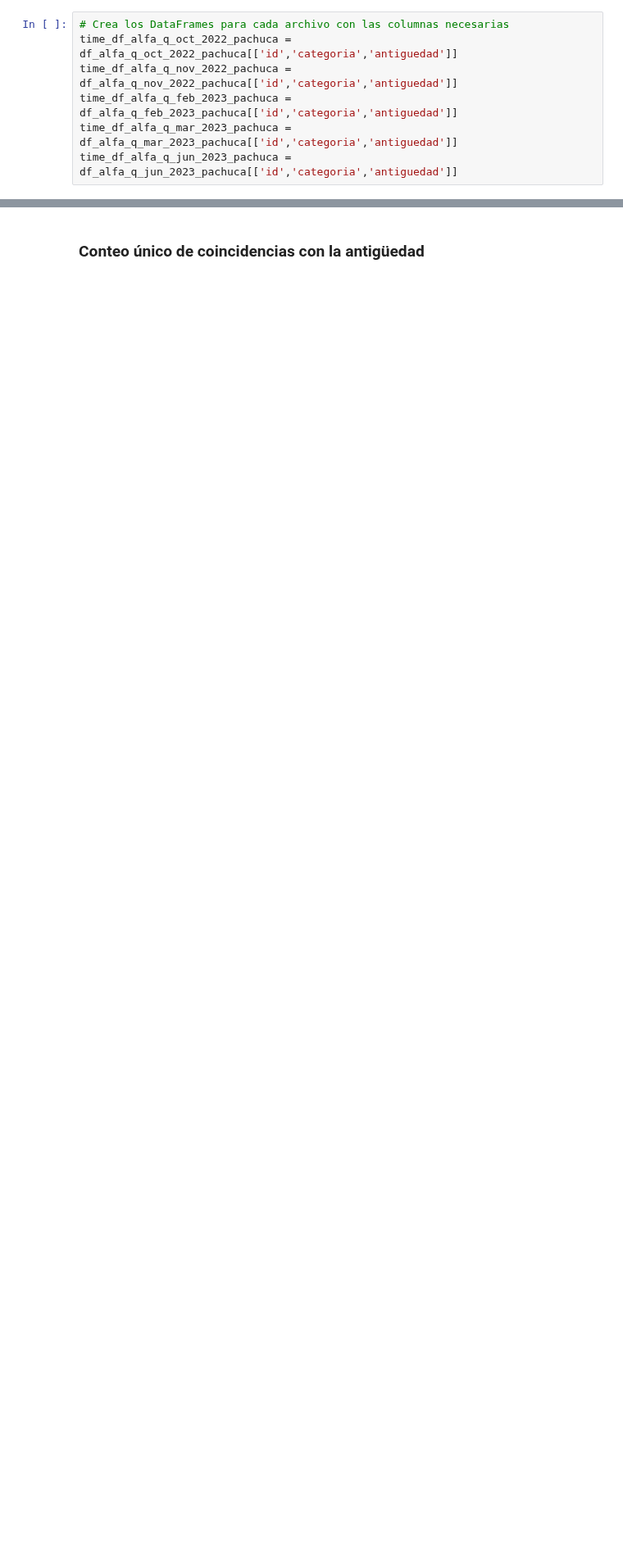
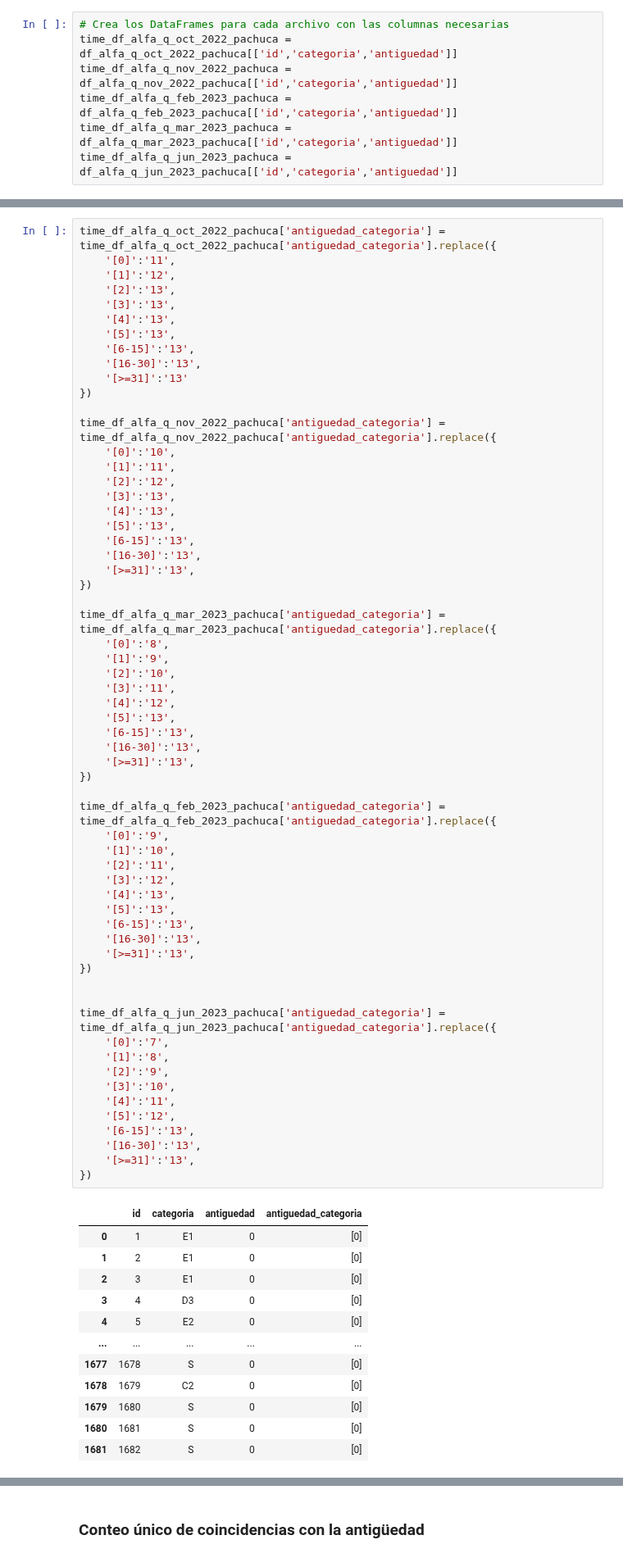
Before and after one commit to MiguelDWT4toCreativo/Datalpine, a Jupyter notebook: resources/jupyter/tiempo_venta.ipynb, the cells around one changed output, grey strips where cells are left out. Shown at 82% size. Saved outputs shown, nothing was run; the diff lists cells and outputs as text; blank space fills up the shorter version.

```diff
--- a/resources/jupyter/tiempo_venta.ipynb
+++ b/resources/jupyter/tiempo_venta.ipynb
@@ -54,0 +269,74 @@ time_df_alfa_q_jun_2023_pachuca = df_alfa_q_jun_2023_pachuca[['id','categoria','
+# %%
+time_df_alfa_q_oct_2022_pachuca['antiguedad_categoria'] = time_df_alfa_q_oct_2022_pachuca['antiguedad_categoria'].replace({
+    '[0]':'11',
+    '[1]':'12',
+    '[2]':'13',
+    '[3]':'13',
+    '[4]':'13',
+    '[5]':'13',
+    '[6-15]':'13',
+    '[16-30]':'13',
+    '[>=31]':'13'
+})
+
+time_df_alfa_q_nov_2022_pachuca['antiguedad_categoria'] = time_df_alfa_q_nov_2022_pachuca['antiguedad_categoria'].replace({
+    '[0]':'10',
+    '[1]':'11',
+    '[2]':'12',
+    '[3]':'13',
+    '[4]':'13',
+    '[5]':'13',
+    '[6-15]':'13',
+    '[16-30]':'13',
+    '[>=31]':'13',
+})
+
+time_df_alfa_q_mar_2023_pachuca['antiguedad_categoria'] = time_df_alfa_q_mar_2023_pachuca['antiguedad_categoria'].replace({
+    '[0]':'8',
+    '[1]':'9',
+    '[2]':'10',
+    '[3]':'11',
+    '[4]':'12',
+    '[5]':'13',
+    '[6-15]':'13',
+    '[16-30]':'13',
+    '[>=31]':'13',
+})
+
+time_df_alfa_q_feb_2023_pachuca['antiguedad_categoria'] = time_df_alfa_q_feb_2023_pachuca['antiguedad_categoria'].replace({
+    '[0]':'9',
+    '[1]':'10',
+    '[2]':'11',
+    '[3]':'12',
+    '[4]':'13',
+    '[5]':'13',
+    '[6-15]':'13',
+    '[16-30]':'13',
+    '[>=31]':'13',
+})
+
+
+time_df_alfa_q_jun_2023_pachuca['antiguedad_categoria'] = time_df_alfa_q_jun_2023_pachuca['antiguedad_categoria'].replace({
+    '[0]':'7',
+    '[1]':'8',
+    '[2]':'9',
+    '[3]':'10',
+    '[4]':'11',
+    '[5]':'12',
+    '[6-15]':'13',
+    '[16-30]':'13',
+    '[>=31]':'13',
+})
+# %% [output]
+|  | id | categoria | antiguedad | antiguedad_categoria |
+| 0 | 1 | E1 | 0 | [0] |
+| 1 | 2 | E1 | 0 | [0] |
+| 2 | 3 | E1 | 0 | [0] |
+| 3 | 4 | D3 | 0 | [0] |
+| 4 | 5 | E2 | 0 | [0] |
+| ... | ... | ... | ... | ... |
+| 1677 | 1678 | S | 0 | [0] |
+| 1678 | 1679 | C2 | 0 | [0] |
+| 1679 | 1680 | S | 0 | [0] |
+| 1680 | 1681 | S | 0 | [0] |
+| 1681 | 1682 | S | 0 | [0] |
```
Also changed, not shown: parts of 10 cells of this notebook, 3 other files.
